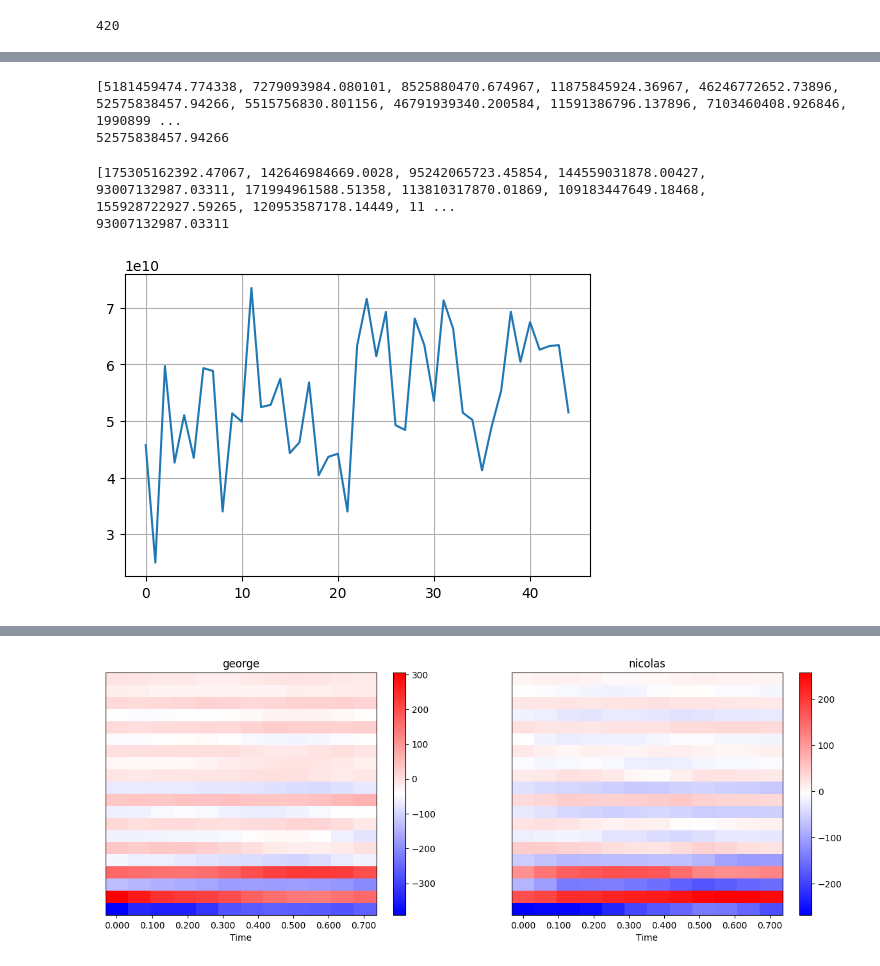
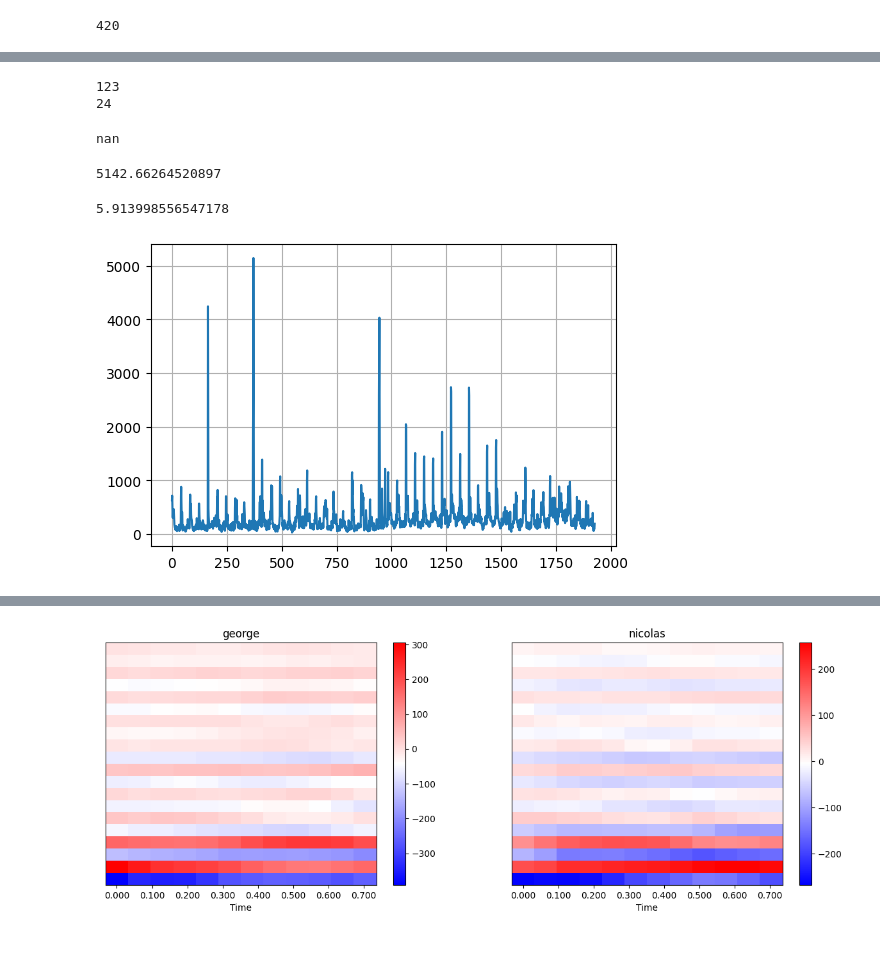
Before and after one commit to MikeChuv/AudioSignalProcessing, a Jupyter notebook: mfcc_gmm.ipynb, the cells around one changed output, grey strips where cells are left out. Saved outputs shown, nothing was run; the diff lists cells and outputs as text; code cells hidden in the pictures.

Commit message:
mfcc count and mahalanobis dist test

```diff
--- a/mfcc_gmm.ipynb
+++ b/mfcc_gmm.ipynb
@@ -295,0 +520,16 @@ gm4B = GaussianMixture(n_components=1, random_state=0).fit(train4B)
+# %%
+a = len(train4A)
+N = len(train4A[0])
+
+rlistA = []
+for el in test4A:
+    x = el
+    means = np.squeeze(gm4A.means_)
+    cov = np.squeeze(gm4A.covariances_)
+
+    r = ((a-N) / (N * (a-1))) * a * (x - means).T @ np.linalg.inv(cov) @ (x - means)
+    rlistA.append(r)
+print(f'Mean: {np.mean(rlistA)}')
+print(f'Max: {np.max(rlistA)}')
+plt.plot(range(len(rlistA)), rlistA)
+plt.show()
@@ -295,0 +540,16 @@ gm4B = GaussianMixture(n_components=1, random_state=0).fit(train4B)
+# %%
+a = len(train4A)
+N = len(train4A[0])
+
+rlistB = []
+for el in test4B:
+    x = el
+    means = np.squeeze(gm4A.means_)
+    cov = np.squeeze(gm4A.covariances_)
+
+    r = ((a-N) / (N * (a-1))) * a * (x - means).T @ np.linalg.inv(cov) @ (x - means)
+    rlistB.append(r)
+print(f'Mean: {np.mean(rlistB)}')
+print(f'Min: {np.min(rlistB)}')
+plt.plot(range(len(rlistB)), rlistB)
+plt.show()
@@ -296,3 +734,15 @@ gm4B = GaussianMixture(n_components=1, random_state=0).fit(train4B)
+# %%
+print(len(train4A))
+print(len(train4A[0]))
+# %% [output]
+123
+24
+# %%
+a = len(train4A)
+N = len(train4A[0])
+scipy.stats.f.ppf(q=1-0.05, dfn=a-1, dfd=N-a)
+# %% [output]
+nan
 # %%
 rlistA = []
 for el in test4A:
@@ -300,32 +750,30 @@ for el in test4A:
     means = np.squeeze(gm4A.means_)
     cov = np.squeeze(gm4A.covariances_)
 
-    r = (x - means).T @ np.linalg.inv(cov) @ (x - means)
+    r = ((a-N) / (N * (a-1))) * a * (x - means).T @ np.linalg.inv(cov) @ (x - means)
     rlistA.append(r)
-print(rlistA)
+# print(rlistA)
 print(max(rlistA))
 # %% [output]
-[5181459474.774338, 7279093984.080101, 8525880470.674967, 11875845924.36967, 46246772652.73896, 52575838457.94266, 5515756830.801156, 46791939340.200584, 11591386796.137896, 7103460408.926846, 1990899 ...
-52575838457.94266
+5142.66264520897
 # %%
 rlistB = []
-for el in train4B:
+for el in test4B:
     x = el
     means = np.squeeze(gm4A.means_)
     cov = np.squeeze(gm4A.covariances_)
 
-    r = (x - means).T @ np.linalg.inv(cov) @ (x - means)
+    r = np.sqrt((x - means).T @ np.linalg.inv(cov) @ (x - means))
     rlistB.append(r)
-print(rlistB)
+# print(rlistB)
 print(min(rlistB))
 # %% [output]
-[175305162392.47067, 142646984669.0028, 95242065723.45854, 144559031878.00427, 93007132987.03311, 171994961588.51358, 113810317870.01869, 109183447649.18468, 155928722927.59265, 120953587178.14449, 11 ...
-93007132987.03311
+5.913998556547178
 # %%
-plt.plot(range(len(rlist)), rlist)
+plt.plot(range(len(rlistA)), rlistA)
 plt.show()
 # %% [output]
-[figure, old version]
+[figure, new version]
 # %%
 sample4a = gm4A.sample(1)[0].reshape((nx, ny))
 sample4b = gm4B.sample(1)[0].reshape((nx, ny))
```
Also changed, not shown: parts of 35 cells of this notebook, 1 other file.
